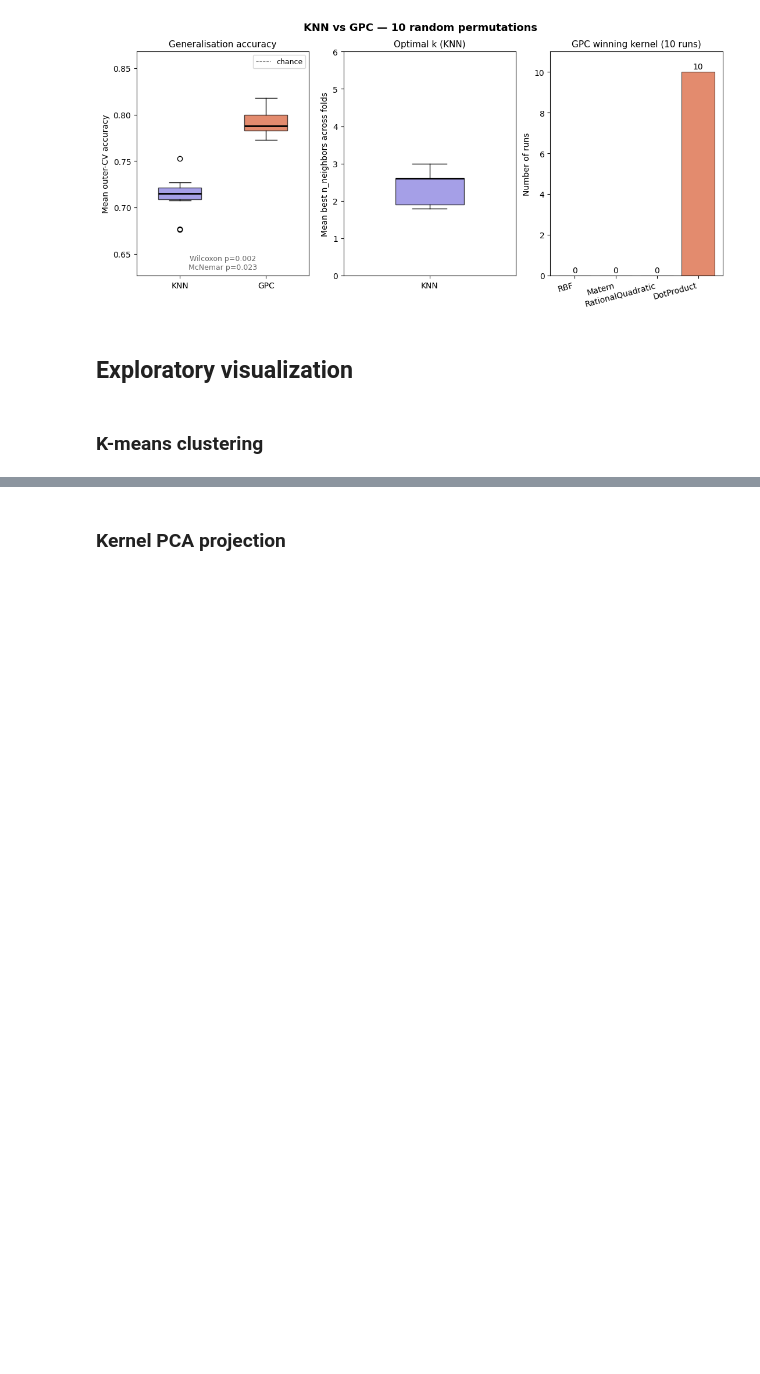
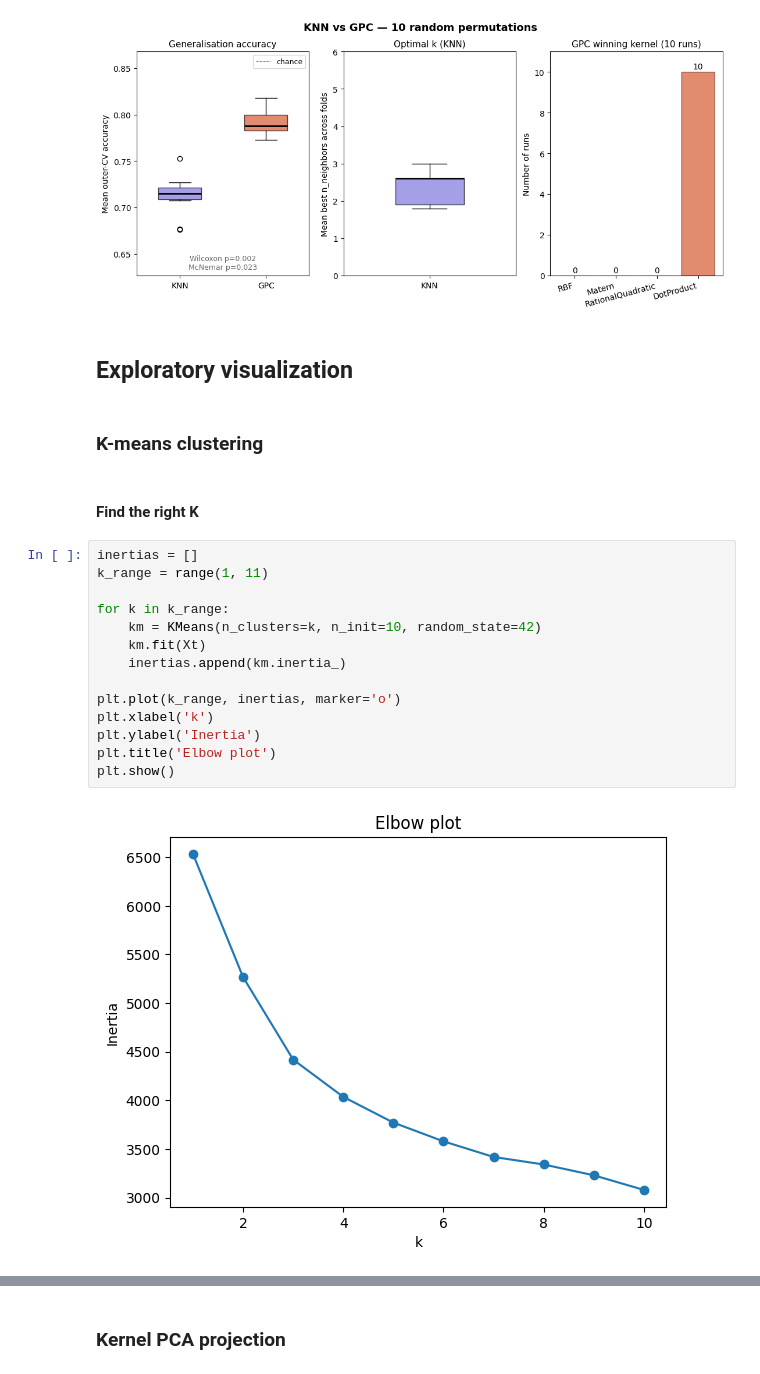
Before and after one commit to Mrt905/BC_Wisc_prognosis-ML, a Jupyter notebook: BC-Wisc_ML.ipynb, the cells around one changed output, grey strips where cells are left out. Saved outputs shown, nothing was run; the diff lists cells and outputs as text; blank space fills up the shorter version.

```diff
--- a/BC-Wisc_ML.ipynb
+++ b/BC-Wisc_ML.ipynb
@@ -340,3 +320,21 @@ ax.set_xticklabels(all_kernels, rotation=15, ha="right")
 ## Exploratory visualization
 # %% [markdown]
 ### K-means clustering
+# %% [markdown]
+#### Find the right K
+# %%
+inertias = []
+k_range = range(1, 11)
+
+for k in k_range:
+    km = KMeans(n_clusters=k, n_init=10, random_state=42)
+    km.fit(Xt)
+    inertias.append(km.inertia_)
+
+plt.plot(k_range, inertias, marker='o')
+plt.xlabel('k')
+plt.ylabel('Inertia')
+plt.title('Elbow plot')
+plt.show()
+# %% [output]
+[figure, added]
```
Also changed, not shown: parts of 10 cells of this notebook, 2 other files.
